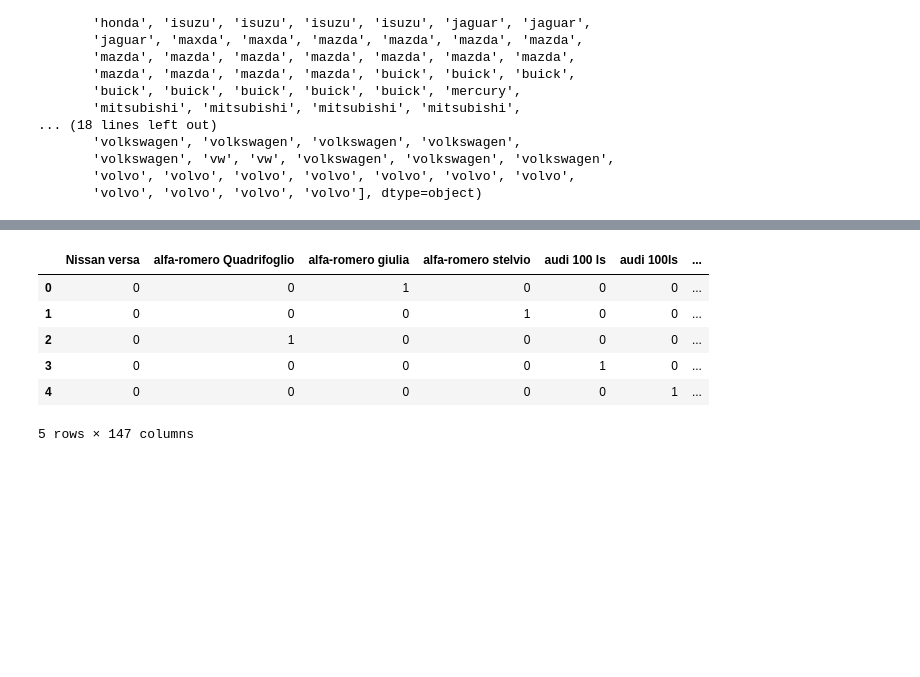
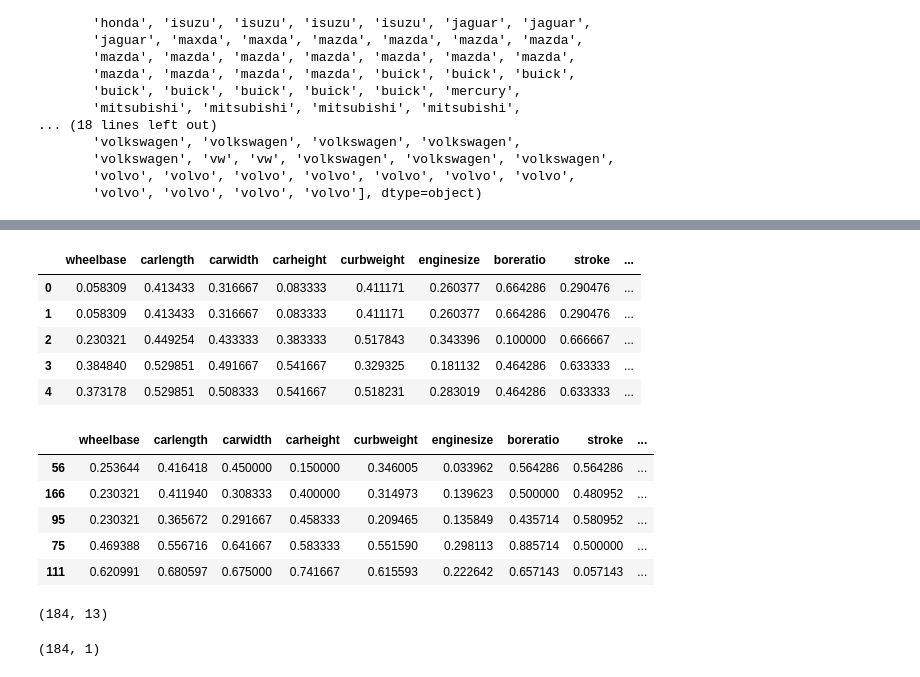
Before and after one commit to Bk073/car-price-prediction, a Jupyter notebook: linear_reg_fuse.ipynb, the cells around one changed output, grey strips where cells are left out. Cells and saved outputs as stored; diff of their text form; code cells hidden in the pictures; blank space fills up the shorter version.

```diff
--- a/linear_reg_fuse.ipynb
+++ b/linear_reg_fuse.ipynb
@@ -213,0 +262,16 @@ one_hot = pd.get_dummies(car_data['CarName'])
+# %%
+# car_data['carheight'] = car_data['carheight'].apply(lambda x: (x - x.min())/(x.max() - x.min()))
+car_data['carheight'] = normalize(car_data['carheight'])
+car_data['carlength'] = normalize(car_data['carlength'])
+car_data['carwidth'] = normalize(car_data['carwidth'])
+car_data['curbweight'] = normalize(car_data['curbweight'])
+car_data['enginesize'] = normalize(car_data['enginesize'])
+car_data['boreratio'] = normalize(car_data['boreratio'])
+car_data['stroke'] = normalize(car_data['stroke'])
+car_data['compressionratio'] = normalize(car_data['compressionratio'])
+car_data['horsepower'] = normalize(car_data['horsepower'])
+car_data['peakrpm'] = normalize(car_data['peakrpm'])
+car_data['citympg'] = normalize(car_data['citympg'])
+car_data['highwaympg'] = normalize(car_data['highwaympg'])
+car_data['price'] = normalize(car_data['price'])
+car_data.head()
@@ -213,0 +289,3 @@ one_hot = pd.get_dummies(car_data['CarName'])
+# %%
+y = car_data.loc[:, ['price']]
+y.head()
@@ -213,0 +299,10 @@ one_hot = pd.get_dummies(car_data['CarName'])
+# %%
+x = car_data.loc[:, 'wheelbase':'highwaympg']
+x.head()
+# %% [output]
+|  | wheelbase | carlength | carwidth | carheight | curbweight | enginesize | boreratio | stroke | ... |
+| 0 | 0.058309 | 0.413433 | 0.316667 | 0.083333 | 0.411171 | 0.260377 | 0.664286 | 0.290476 | ... |
+| 1 | 0.058309 | 0.413433 | 0.316667 | 0.083333 | 0.411171 | 0.260377 | 0.664286 | 0.290476 | ... |
+| 2 | 0.230321 | 0.449254 | 0.433333 | 0.383333 | 0.517843 | 0.343396 | 0.100000 | 0.666667 | ... |
+| 3 | 0.384840 | 0.529851 | 0.491667 | 0.541667 | 0.329325 | 0.181132 | 0.464286 | 0.633333 | ... |
+| 4 | 0.373178 | 0.529851 | 0.508333 | 0.541667 | 0.518231 | 0.283019 | 0.464286 | 0.633333 | ... |
@@ -214,10 +311,19 @@ one_hot = pd.get_dummies(car_data['CarName'])
+# %%
+x_train, x_test, y_train, y_test = train_test_split(x, y, test_size=.10)
 # %%
-one_hot.head()
+x_train.head()
 # %% [output]
-|  | Nissan versa | alfa-romero Quadrifoglio | alfa-romero giulia | alfa-romero stelvio | audi 100 ls | audi 100ls | ... |
-| 0 | 0 | 0 | 1 | 0 | 0 | 0 | ... |
-| 1 | 0 | 0 | 0 | 1 | 0 | 0 | ... |
-| 2 | 0 | 1 | 0 | 0 | 0 | 0 | ... |
-| 3 | 0 | 0 | 0 | 0 | 1 | 0 | ... |
-| 4 | 0 | 0 | 0 | 0 | 0 | 1 | ... |
+|  | wheelbase | carlength | carwidth | carheight | curbweight | enginesize | boreratio | stroke | ... |
+| 56 | 0.253644 | 0.416418 | 0.450000 | 0.150000 | 0.346005 | 0.033962 | 0.564286 | 0.564286 | ... |
+| 166 | 0.230321 | 0.411940 | 0.308333 | 0.400000 | 0.314973 | 0.139623 | 0.500000 | 0.480952 | ... |
+| 95 | 0.230321 | 0.365672 | 0.291667 | 0.458333 | 0.209465 | 0.135849 | 0.435714 | 0.580952 | ... |
+| 75 | 0.469388 | 0.556716 | 0.641667 | 0.583333 | 0.551590 | 0.298113 | 0.885714 | 0.500000 | ... |
+| 111 | 0.620991 | 0.680597 | 0.675000 | 0.741667 | 0.615593 | 0.222642 | 0.657143 | 0.057143 | ... |
-5 rows × 147 columns
+# %%
+x_train.shape
+# %% [output]
+(184, 13)
+# %%
+y_train.shape
+# %% [output]
+(184, 1)
```
Also changed, not shown: parts of 28 cells of this notebook.
